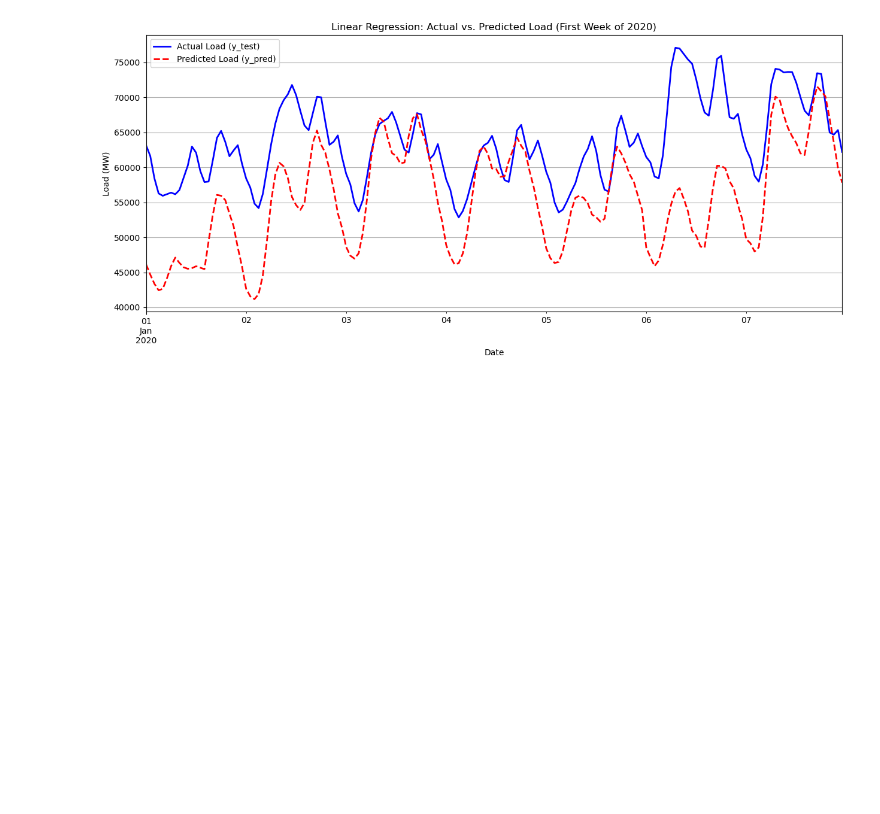
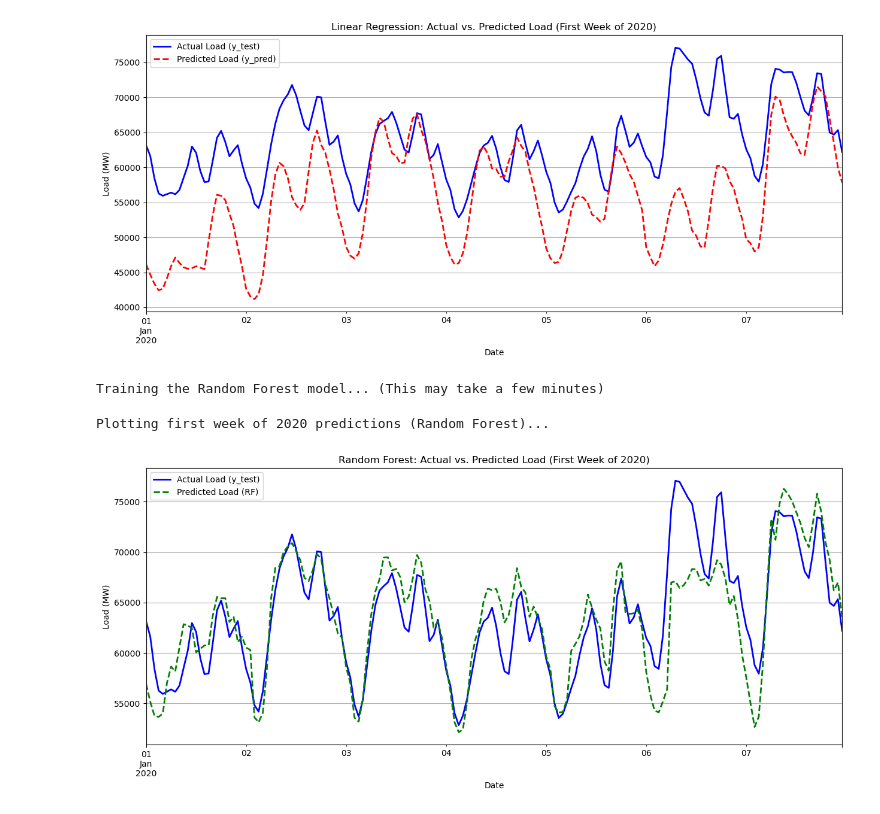
Before and after one commit to b3n0i1/Machine_Learning_Project_LENAIN_EVD2, a Jupyter notebook: ML_Modeling.ipynb, the cells around one changed output. Drawn from its saved outputs; the diff is of its cells as text; code cells hidden in the pictures; blank space fills up the shorter version.

```diff
--- a/ML_Modeling.ipynb
+++ b/ML_Modeling.ipynb
@@ -176,3 +165,75 @@ plt.show()
 # %% [output]
 Plotting first week of 2020 predictions...
 [figure]
+# %%
+from sklearn.ensemble import RandomForestRegressor
+import numpy as np
+
+# --- 6. Train Advanced Model: Random Forest ---
+
+# Create an instance of the model
+# n_estimators=100 means we will build 100 'decision trees'
+# random_state=42 ensures you get the same results every time you run it
+# n_jobs=-1 uses all your computer's CPU cores to speed up the training
+model_rf = RandomForestRegressor(
+    n_estimators=100,
+    random_state=42,
+    n_jobs=-1
+)
+
+# Train the model
+print("Training the Random Forest model... (This may take a few minutes)")
+model_rf.fit(X_train, y_train)
+print("Model trained successfully.")
+
+# Make predictions on the test set
+y_pred_rf = model_rf.predict(X_test)
+
+# Evaluate the model's performance
+print("\n--- Model Evaluation (Random Forest) ---")
+mae_rf = mean_absolute_error(y_test, y_pred_rf)
+rmse_rf = np.sqrt(mean_squared_error(y_test, y_pred_rf))
+r2_rf = r2_score(y_test, y_pred_rf)
+
+print(f"Mean Absolute Error (MAE): {mae_rf:.2f} MW")
+print(f"Root Mean Squared Error (RMSE): {rmse_rf:.2f} MW")
+print(f"R-squared (R²) Score: {r2_rf:.4f}")
+# %% [output]
+Training the Random Forest model... (This may take a few minutes)
+# %%
+# --- 7. Visualize Predictions (Random Forest) ---
+
+# Create a DataFrame to compare results
+df_results_rf = pd.DataFrame({
+    'Actual_Load': y_test,
+    'Predicted_Load': y_pred_rf
+})
+df_results_rf.index = y_test.index
+
+# Plot the first week of 2020
+df_results_rf_sample = df_results_rf.iloc[:168]
+
+print("\nPlotting first week of 2020 predictions (Random Forest)...")
+plt.figure(figsize=(15, 6))
+
+df_results_rf_sample['Actual_Load'].plot(
+    label='Actual Load (y_test)',
+    color='blue',
+    linewidth=2
+)
+df_results_rf_sample['Predicted_Load'].plot(
+    label='Predicted Load (RF)',
+    color='green',
+    linestyle='--',
+    linewidth=2
+)
+
+plt.title('Random Forest: Actual vs. Predicted Load (First Week of 2020)')
+plt.ylabel('Load (MW)')
+plt.xlabel('Date')
+plt.legend()
+plt.grid(True)
+plt.show()
+# %% [output]
+Plotting first week of 2020 predictions (Random Forest)...
+[figure, added]
```
Also changed, not shown: parts of 10 cells of this notebook, 1 other file.
